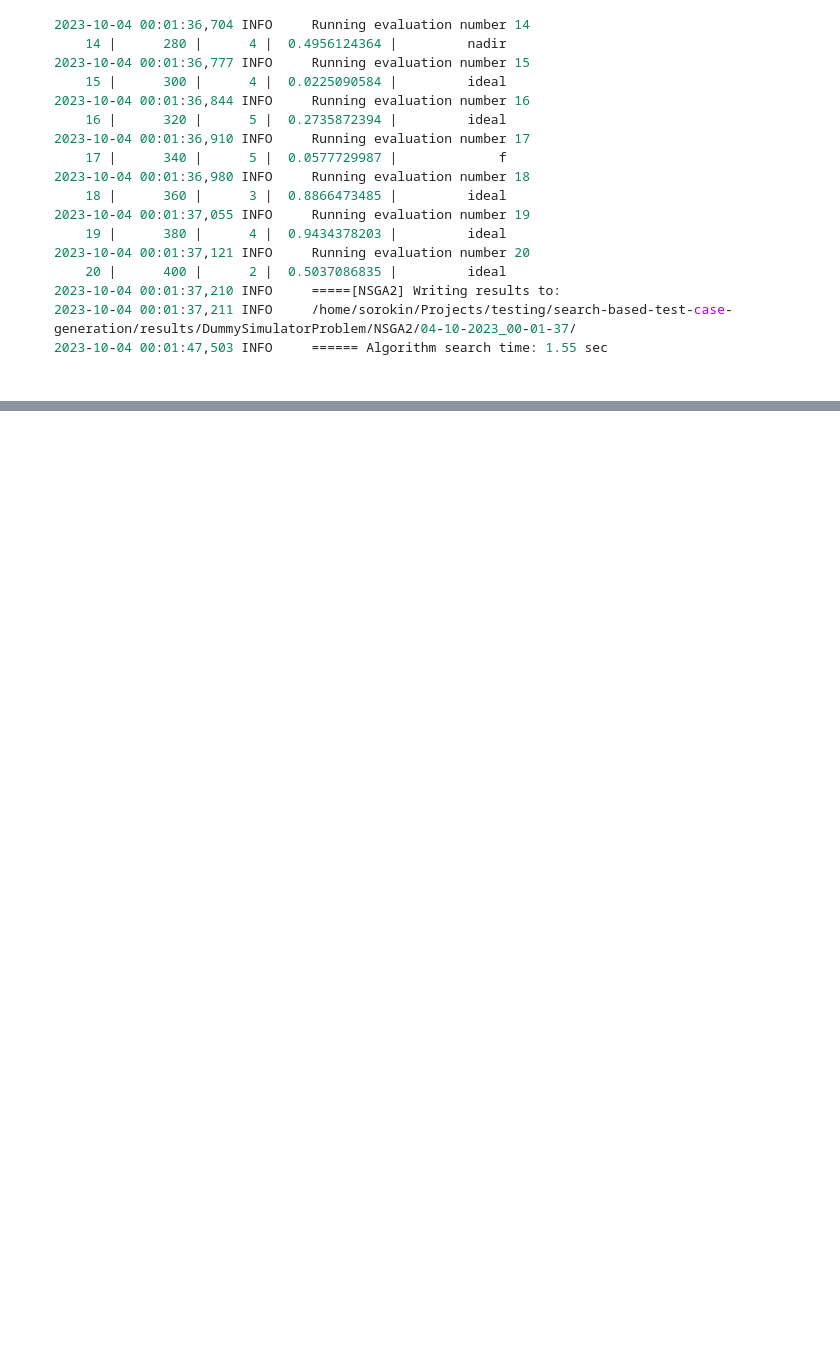
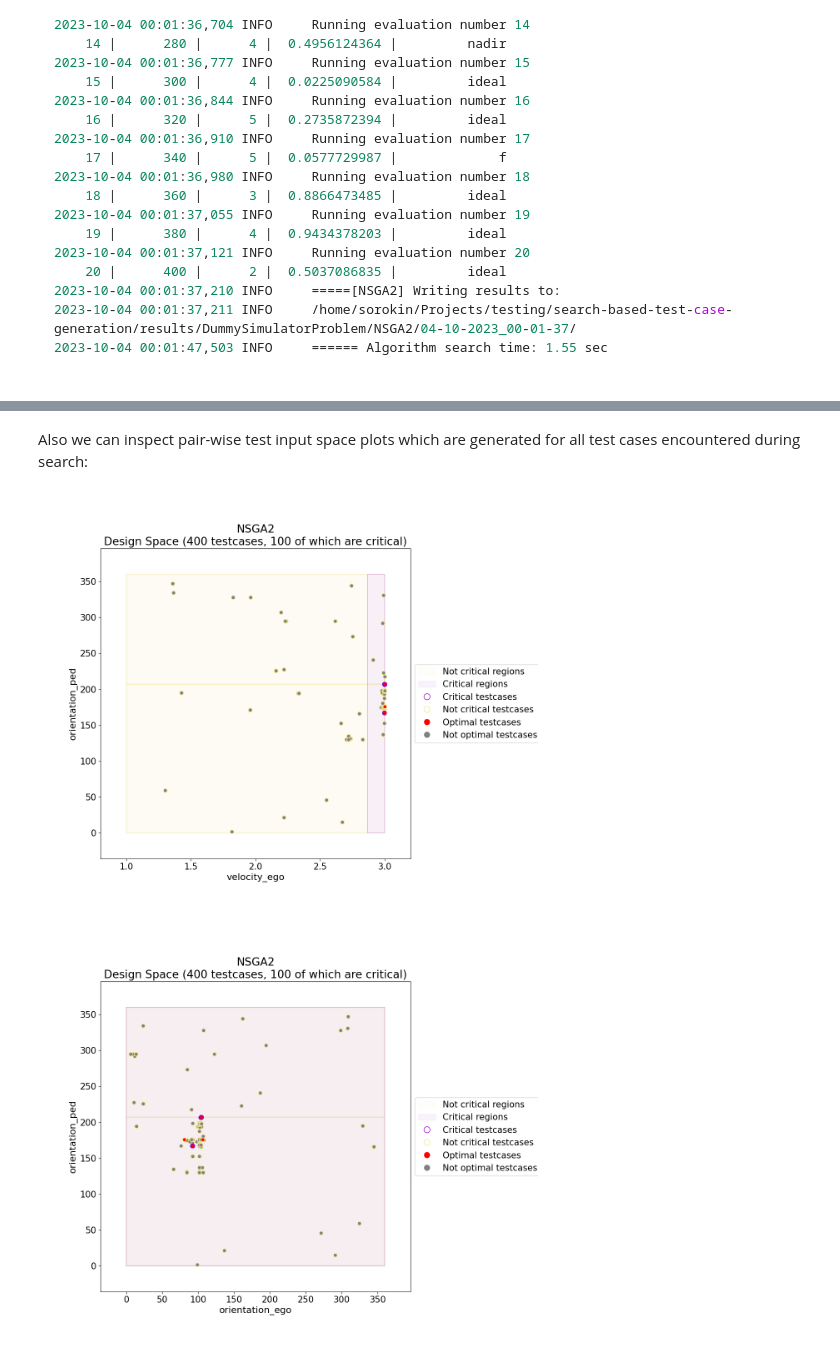
Before and after one commit to Leviathan321/opensbt-core, a Jupyter notebook: doc/jupyter/01_Installation.ipynb, the cells around one changed output, grey strips where cells are left out. Cells and saved outputs as stored; diff of their text form; code cells hidden in the pictures; blank space fills up the shorter version.

```diff
--- a/doc/jupyter/01_Installation.ipynb
+++ b/doc/jupyter/01_Installation.ipynb
@@ -86,0 +208,18 @@ The visualuzation of the scenarios is shown in the gif folder))
+# %% [markdown]
+Also we can inspect pair-wise test input space plots which are generated for all test cases encountered during search:
+# %%
+from IPython.display import Image
+import os
+n = 3 # show max n images
+folder_gifs = results_path + os.sep + "design_space"
+i = 0
+for f in os.listdir(folder_gifs):
+    # checking if it is a file
+    fpath = folder_gifs + os.sep + f
+    if os.path.isfile(fpath) and os.path.splitext(fpath)[1] == '.png' and  i < n:
+      img = Image(filename=fpath, width=500, height=500)
+      display(img)
+      i = i+1
+# %% [output]
+[figure, added]
+[figure, added]
```
Also changed, not shown: parts of 18 cells of this notebook, 2 other files.
